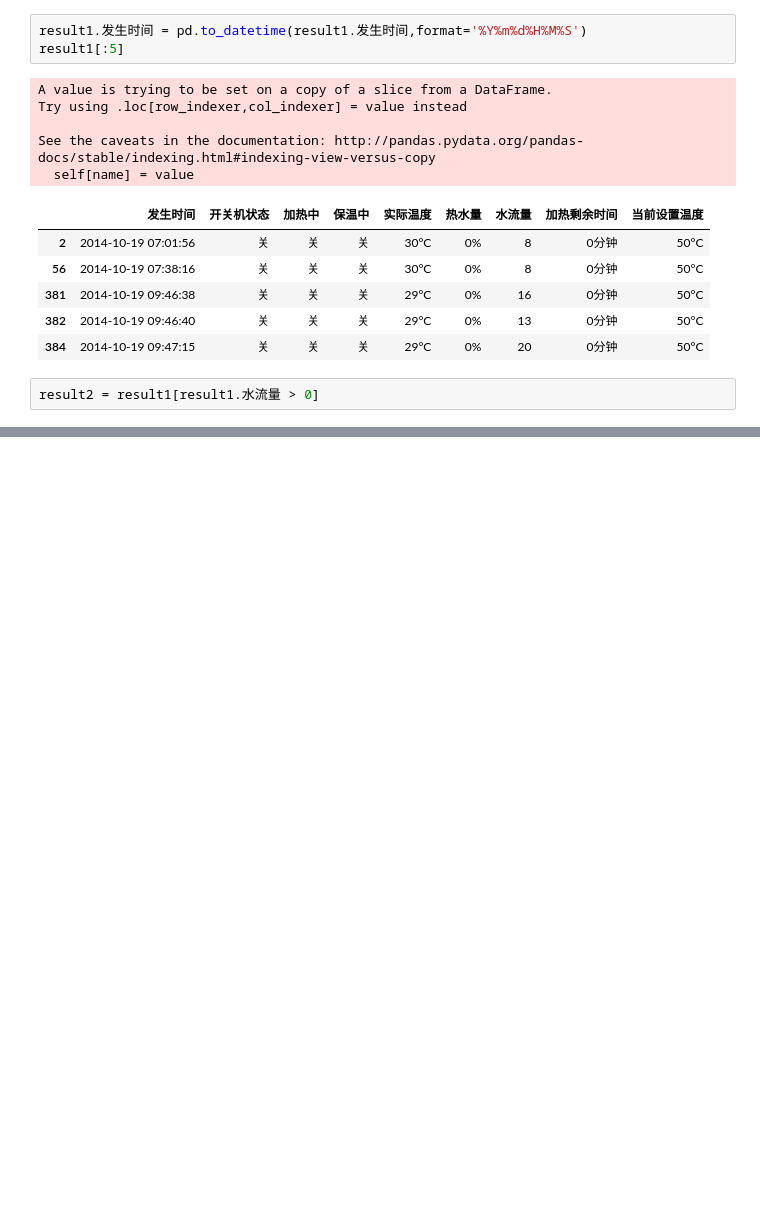
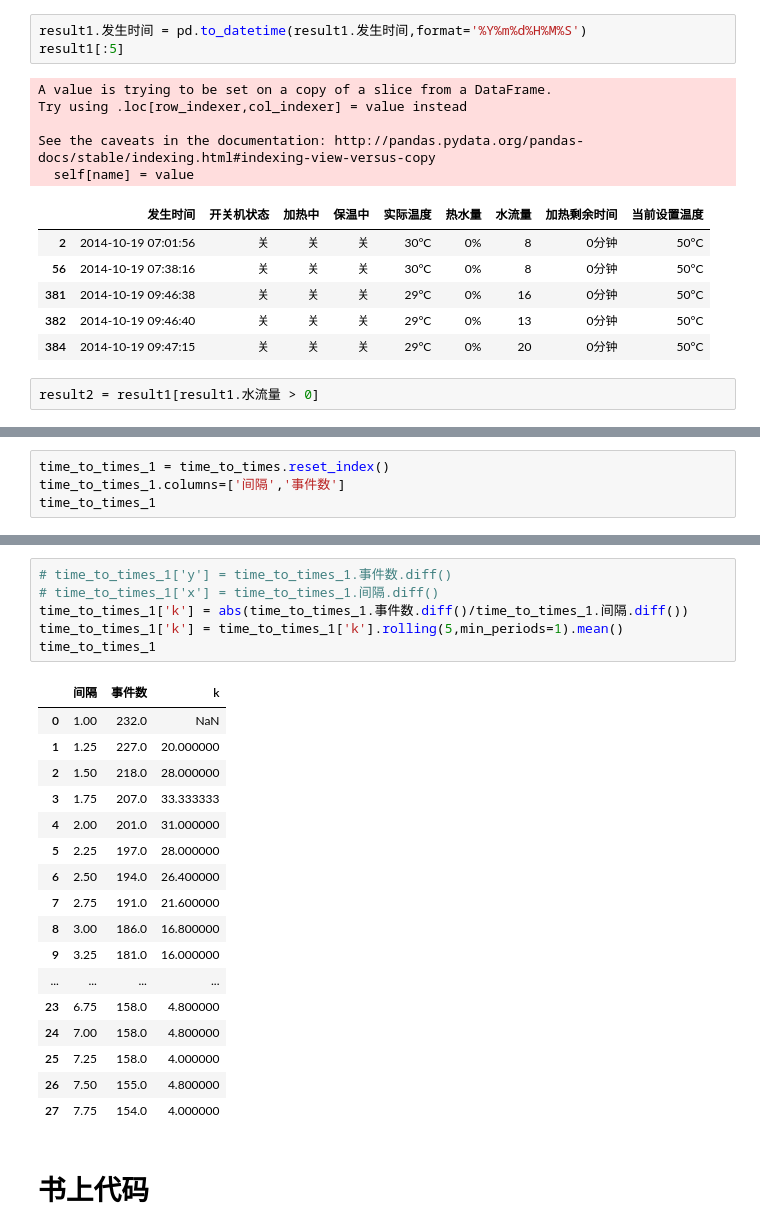
Before and after one commit to longfengpili/Python-Practice-of-Data-Analysis-and-Mining, a Jupyter notebook: chapter10家用电器用户行为分析与事件识别.ipynb, the cells around one changed output, grey strips where cells are left out. Saved outputs shown, nothing was run; the diff lists cells and outputs as text; blank space fills up the shorter version.

```diff
--- a/chapter10家用电器用户行为分析与事件识别.ipynb
+++ b/chapter10家用电器用户行为分析与事件识别.ipynb
@@ -102,0 +106,4 @@ plt.plot(time_to_times,'bo--')
+# %%
+time_to_times_1 = time_to_times.reset_index()
+time_to_times_1.columns=['间隔','事件数']
+time_to_times_1
@@ -102,0 +128,26 @@ plt.plot(time_to_times,'bo--')
+# %%
+# time_to_times_1['y'] = time_to_times_1.事件数.diff()
+# time_to_times_1['x'] = time_to_times_1.间隔.diff()
+time_to_times_1['k'] = abs(time_to_times_1.事件数.diff()/time_to_times_1.间隔.diff())
+time_to_times_1['k'] = time_to_times_1['k'].rolling(5,min_periods=1).mean()
+time_to_times_1
+# %% [output]
+|  | 间隔 | 事件数 | k |
+| 0 | 1.00 | 232.0 | NaN |
+| 1 | 1.25 | 227.0 | 20.000000 |
+| 2 | 1.50 | 218.0 | 28.000000 |
+| 3 | 1.75 | 207.0 | 33.333333 |
+| 4 | 2.00 | 201.0 | 31.000000 |
+| 5 | 2.25 | 197.0 | 28.000000 |
+| 6 | 2.50 | 194.0 | 26.400000 |
+| 7 | 2.75 | 191.0 | 21.600000 |
+| 8 | 3.00 | 186.0 | 16.800000 |
+| 9 | 3.25 | 181.0 | 16.000000 |
+| ... | ... | ... | ... |
+| 23 | 6.75 | 158.0 | 4.800000 |
+| 24 | 7.00 | 158.0 | 4.800000 |
+| 25 | 7.25 | 158.0 | 4.000000 |
+| 26 | 7.50 | 155.0 | 4.800000 |
+| 27 | 7.75 | 154.0 | 4.000000 |
+# %% [markdown]
+# 书上代码
```
Also changed, not shown: parts of 12 cells of this notebook.
